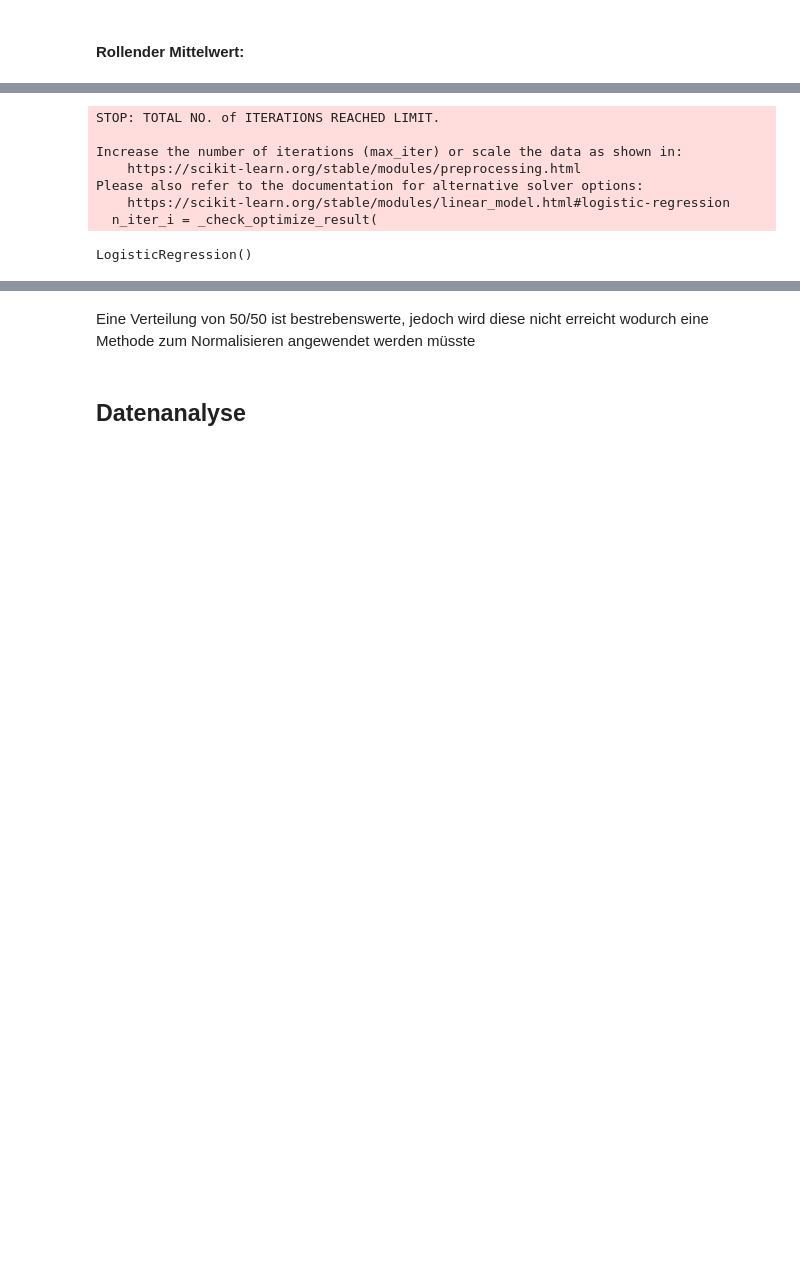
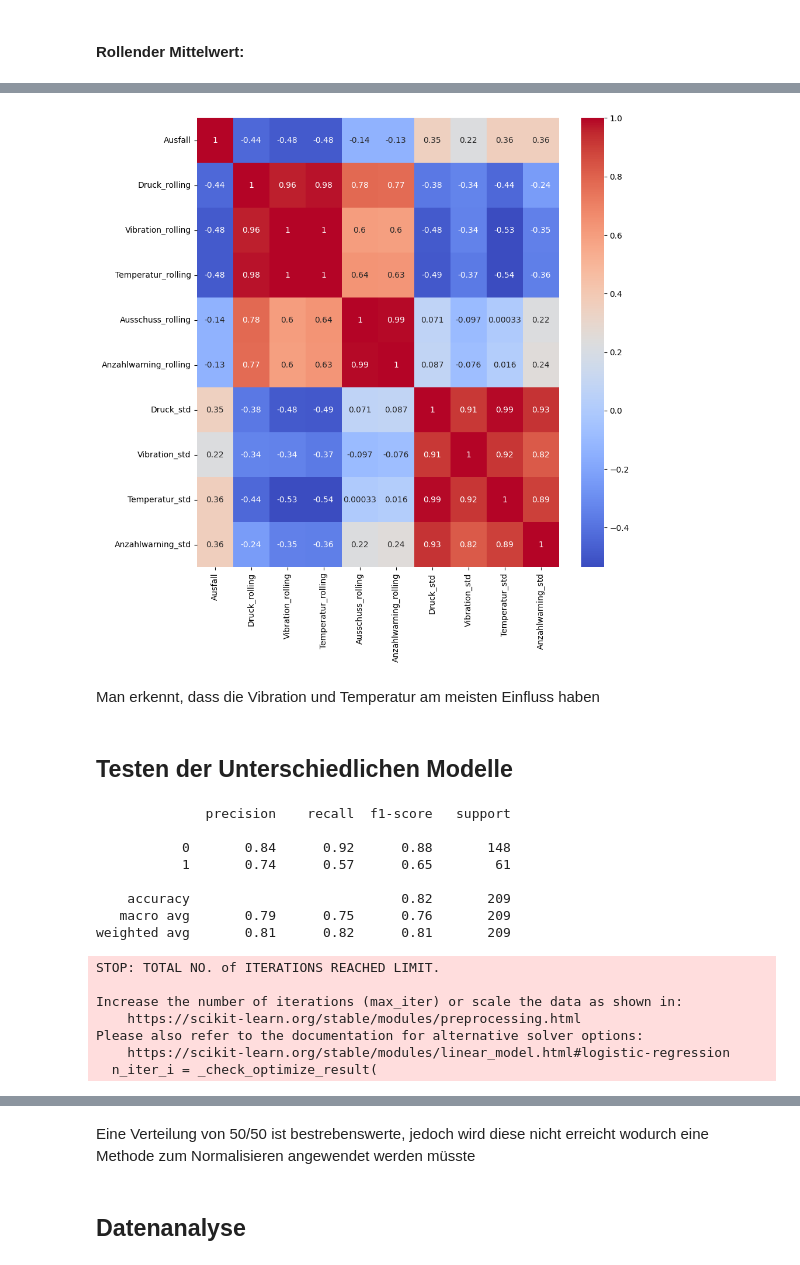
Before and after one commit to Flitschi7/big-data-management, a Jupyter notebook: notebook/Data-Prep-Wartung.ipynb, the cells around one changed output, grey strips where cells are left out. Saved outputs shown, nothing was run; the diff lists cells and outputs as text; code cells hidden in the pictures; blank space fills up the shorter version.

```diff
--- a/notebook/Data-Prep-Wartung.ipynb
+++ b/notebook/Data-Prep-Wartung.ipynb
@@ -432,11 +336,12 @@ d4['Druck_rolling'] = d3['Druck'].rolling(window=12).mean()
 d4['Vibration_rolling'] = d3['Vibration'].rolling(window=12).mean()
 d4['Temperatur_rolling'] = d3['Temperatur'].rolling(window=12).mean()
 d4['Ausschuss_rolling'] = d3['Ausschuss'].rolling(window=12).mean()
+d4['Anzahlwarning_rolling'] = d3['Anzahlwarning'].rolling(window=12).mean()
 # %%
 #rollende standardabweichung hinzufügen
 d4['Druck_std'] = d3['Druck'].rolling(window=12).std()
 d4['Vibration_std'] = d3['Vibration'].rolling(window=12).std()
 d4['Temperatur_std'] = d3['Temperatur'].rolling(window=12).std()
-d4['Ausschuss_std'] = d3['Ausschuss'].rolling(window=12).std()
+d4['Anzahlwarning_std'] = d3['Anzahlwarning'].rolling(window=12).std()
 # %%
 #andere spalten entfernen
@@ -466,20 +383,45 @@ d4 = d4.fillna(0)
+# %%
+df_reset = d4.reset_index(drop=True)
+# %%
+#korre
+correlation = df_reset.corr()
+plt.figure(figsize=(10,10))
+sns.heatmap(correlation, annot=True, cmap='coolwarm')
+plt.show()
+# %% [output]
+[figure, added]
+# %% [markdown]
+Man erkennt, dass die Vibration und Temperatur am meisten Einfluss haben
 # %%
 X = d4.drop('Ausfall', axis=1)
 y = d4['Ausfall']
 # %%
 #train test split 80/20
 X_train, X_test, y_train, y_test = train_test_split(X, y, test_size=0.2, random_state=42)
+# %% [markdown]
+## Testen der Unterschiedlichen Modelle
 # %%
-#train logistic regression model
+#trainieren des Logistischen Regressionsmodells
 from sklearn.linear_model import LogisticRegression
 logmodel = LogisticRegression()
 logmodel.fit(X_train,y_train)
+#Ergebnisse ausgeben
+predictions = logmodel.predict(X_test)
+from sklearn.metrics import classification_report
+print(classification_report(y_test,predictions))
 # %% [output]
-STOP: TOTAL NO. of ITERATIONS REACHED LIMIT.
+              precision    recall  f1-score   support
 
-Increase the number of iterations (max_iter) or scale the data as shown in:
-    https://scikit-learn.org/stable/modules/preprocessing.html
-Please also refer to the documentation for alternative solver options:
-    https://scikit-learn.org/stable/modules/linear_model.html#logistic-regression
-  n_iter_i = _check_optimize_result(
+           0       0.84      0.92      0.88       148
+           1       0.74      0.57      0.65        61
+
+    accuracy                           0.82       209
+   macro avg       0.79      0.75      0.76       209
+weighted avg       0.81      0.82      0.81       209
-LogisticRegression()
+STOP: TOTAL NO. of ITERATIONS REACHED LIMIT.
+
+Increase the number of iterations (max_iter) or scale the data as shown in:
+    https://scikit-learn.org/stable/modules/preprocessing.html
+Please also refer to the documentation for alternative solver options:
+    https://scikit-learn.org/stable/modules/linear_model.html#logistic-regression
+  n_iter_i = _check_optimize_result(
```
Also changed, not shown: parts of 51 cells of this notebook, 1 other file.
